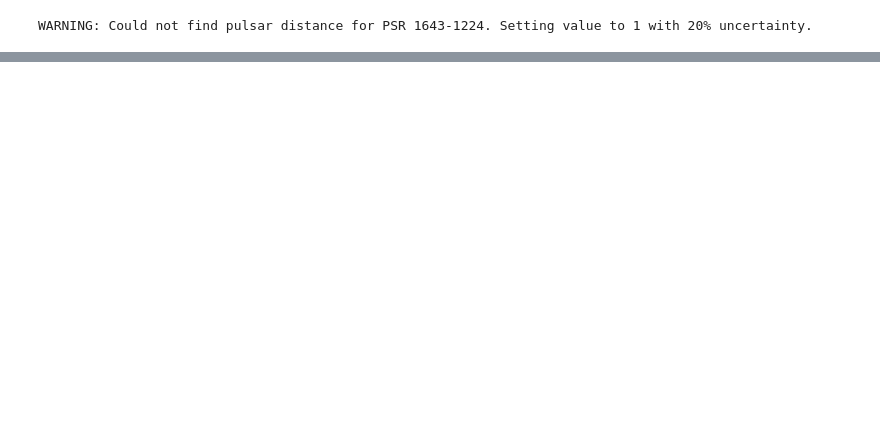
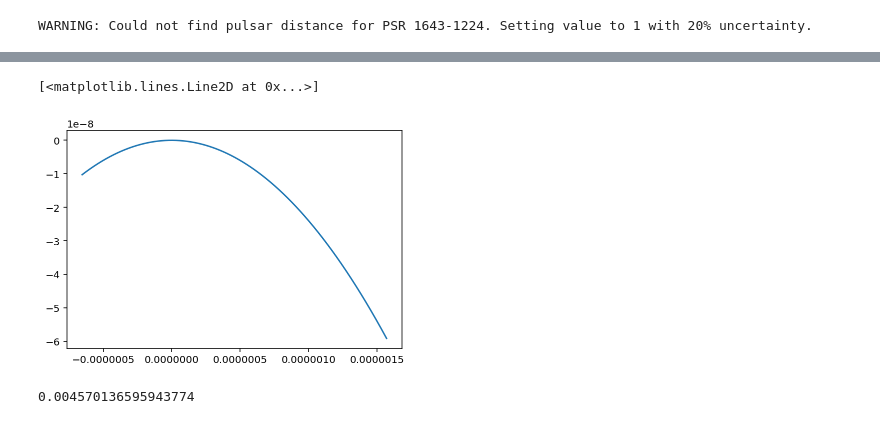
Before and after one commit to aniwl/gibbs_student_t, a Jupyter notebook: gibbs_likelihood.ipynb, the cells around one changed output, grey strips where cells are left out. Drawn from its saved outputs; the diff is of its cells as text; code cells hidden in the pictures; blank space fills up the shorter version.

```diff
--- a/gibbs_likelihood.ipynb
+++ b/gibbs_likelihood.ipynb
@@ -736,0 +772,14 @@ gibbs = Gibbs2(pta, model='mixture', vary_df=True, theta_prior='uniform')
+# %%
+P0 = 1/218.8118405230054218
+smin = np.max(psr.toaerrs)
+alpha = P0**2/smin**2
+gs = lambda x: 1/np.sqrt(2*np.pi*alpha*smin**2) * np.exp(-x**2/2/alpha/smin**2)
+x = np.linspace(psr.residuals.min(), psr.residuals.max(), 1000)
+plt.plot(x, gs(x)/gs(x).max() - 1)
+# %% [output]
+[<matplotlib.lines.Line2D at 0x...>]
+[figure, added]
+# %%
+P0
+# %% [output]
+0.004570136595943774
```
Also changed, not shown: parts of 36 cells of this notebook, 6 other files.
